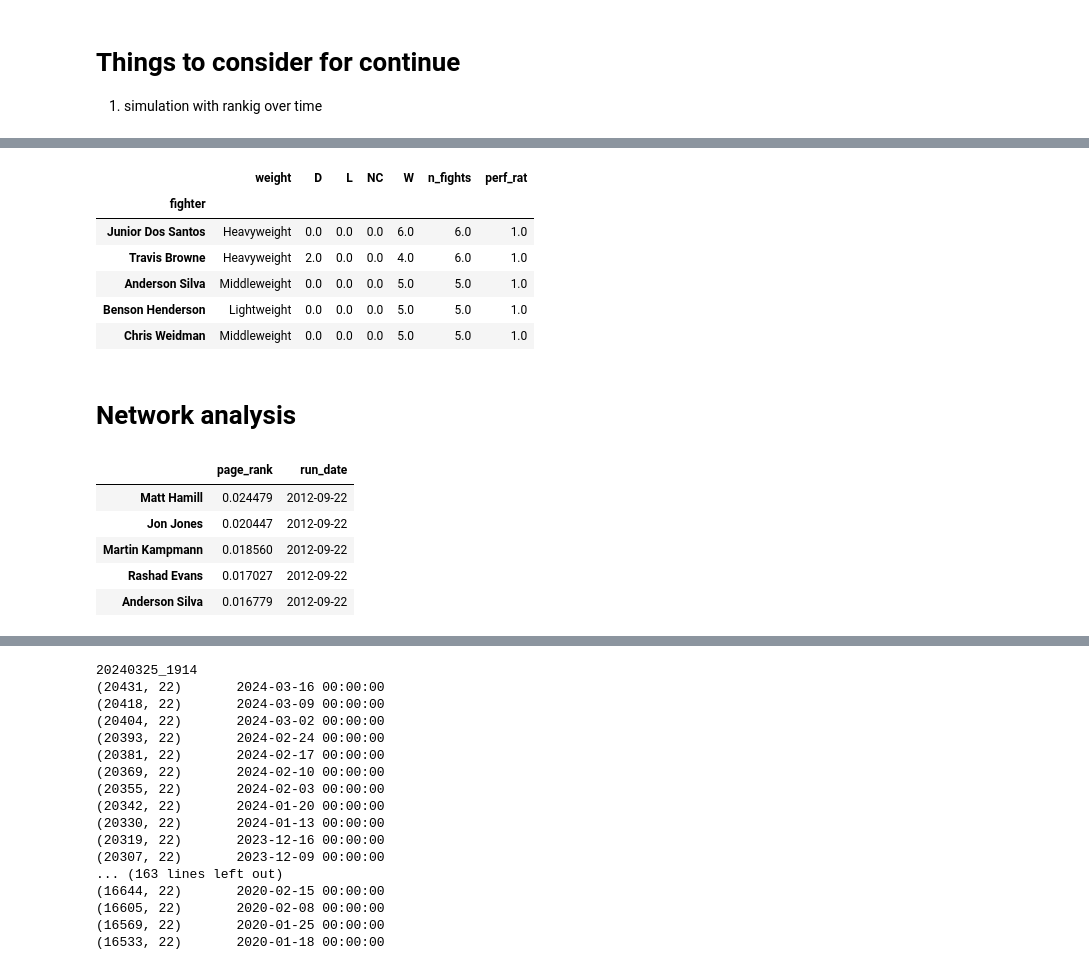
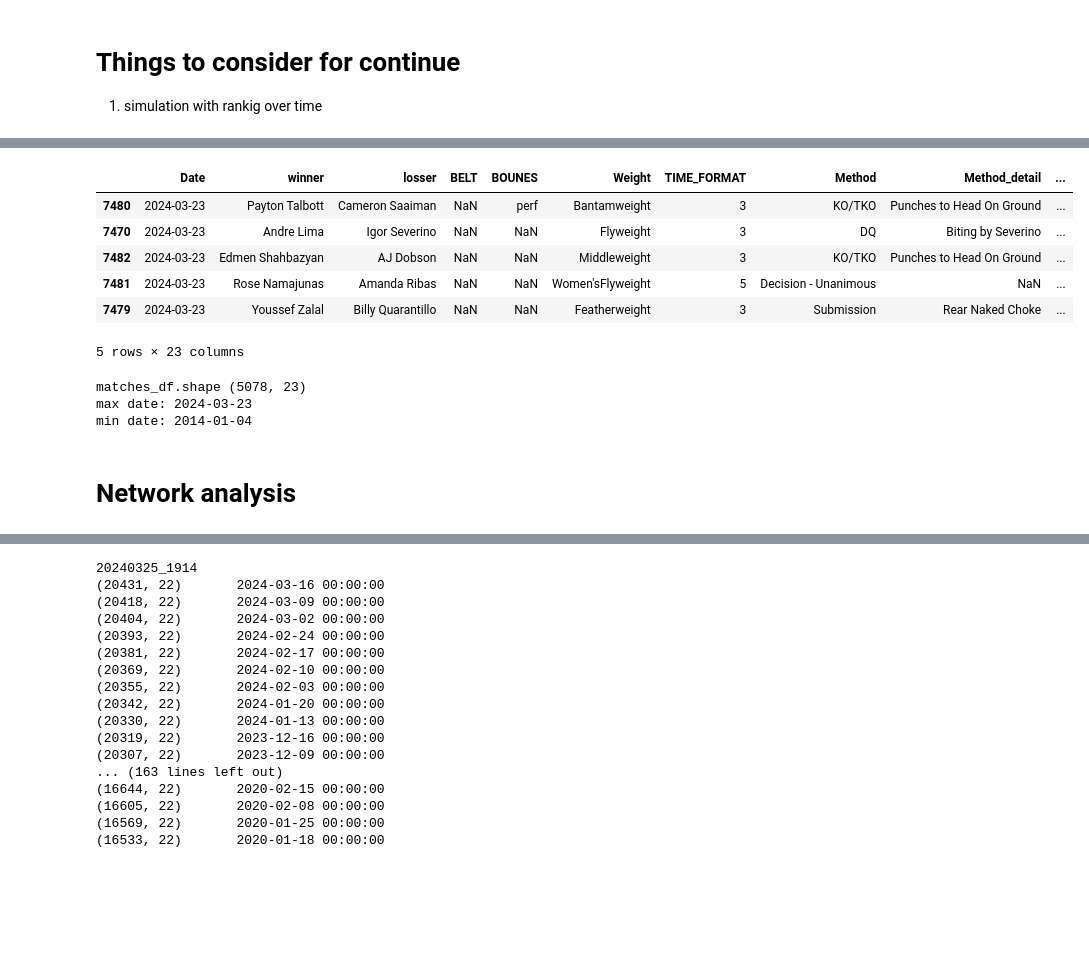
Before and after one commit to zarreh/mma_ranking, a Jupyter notebook: Notebooks/UFC_ranking/UFC_ranking_new.ipynb, the cells around one changed output, grey strips where cells are left out. Drawn from its saved outputs; the diff is of its cells as text; code cells hidden in the pictures; blank space fills up the shorter version.

```diff
--- a/Notebooks/UFC_ranking/UFC_ranking_new.ipynb
+++ b/Notebooks/UFC_ranking/UFC_ranking_new.ipynb
@@ -39,11 +25,0 @@ df.head()
-# %%
-performance_df = fighter_perfomance(df=df, n_years=3)
-performance_df.head()
-# %% [output]
-|  | weight | D | L | NC | W | n_fights | perf_rat |
-| fighter |  |  |  |  |  |  |  |
-| Junior Dos Santos | Heavyweight | 0.0 | 0.0 | 0.0 | 6.0 | 6.0 | 1.0 |
-| Travis Browne | Heavyweight | 2.0 | 0.0 | 0.0 | 4.0 | 6.0 | 1.0 |
-| Anderson Silva | Middleweight | 0.0 | 0.0 | 0.0 | 5.0 | 5.0 | 1.0 |
-| Benson Henderson | Lightweight | 0.0 | 0.0 | 0.0 | 5.0 | 5.0 | 1.0 |
-| Chris Weidman | Middleweight | 0.0 | 0.0 | 0.0 | 5.0 | 5.0 | 1.0 |
@@ -50,2 +35,20 @@ performance_df.head()
+# %%
+matches_df.head()
+# %% [output]
+|  | Date | winner | losser | BELT | BOUNES | Weight | TIME_FORMAT | Method | Method_detail | ... |
+| 7480 | 2024-03-23 | Payton Talbott | Cameron Saaiman | NaN | perf | Bantamweight | 3 | KO/TKO | Punches to Head On Ground | ... |
+| 7470 | 2024-03-23 | Andre Lima | Igor Severino | NaN | NaN | Flyweight | 3 | DQ | Biting by Severino | ... |
+| 7482 | 2024-03-23 | Edmen Shahbazyan | AJ Dobson | NaN | NaN | Middleweight | 3 | KO/TKO | Punches to Head On Ground | ... |
+| 7481 | 2024-03-23 | Rose Namajunas | Amanda Ribas | NaN | NaN | Women'sFlyweight | 5 | Decision - Unanimous | NaN | ... |
+| 7479 | 2024-03-23 | Youssef Zalal | Billy Quarantillo | NaN | NaN | Featherweight | 3 | Submission | Rear Naked Choke | ... |
+5 rows × 23 columns
+# %%
+print("matches_df.shape", matches_df.shape)
+print(f"max date: {matches_df['Date'].dt.date.max()}")
+print(f"min date: {matches_df['Date'].dt.date.min()}")
+# %% [output]
+matches_df.shape (5078, 23)
+max date: 2024-03-23
+min date: 2014-01-04
 # %% [markdown]
 # Network analysis
@@ -54,10 +54,0 @@ performance_df.head()
-# %%
-df_ranked = calculate_rank(df)
-df_ranked.head()
-# %% [output]
-|  | page_rank | run_date |
-| Matt Hamill | 0.024479 | 2012-09-22 |
-| Jon Jones | 0.020447 | 2012-09-22 |
-| Martin Kampmann | 0.018560 | 2012-09-22 |
-| Rashad Evans | 0.017027 | 2012-09-22 |
-| Anderson Silva | 0.016779 | 2012-09-22 |
```
Also changed, not shown: parts of 16 cells of this notebook, 1 other file.
